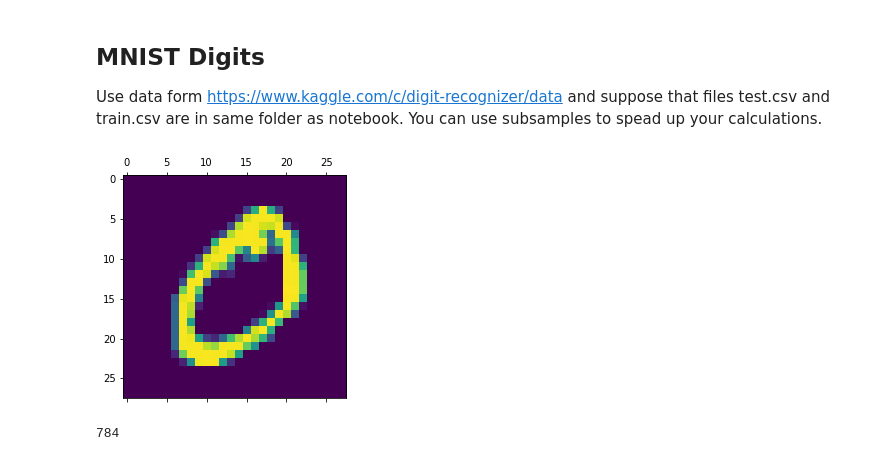
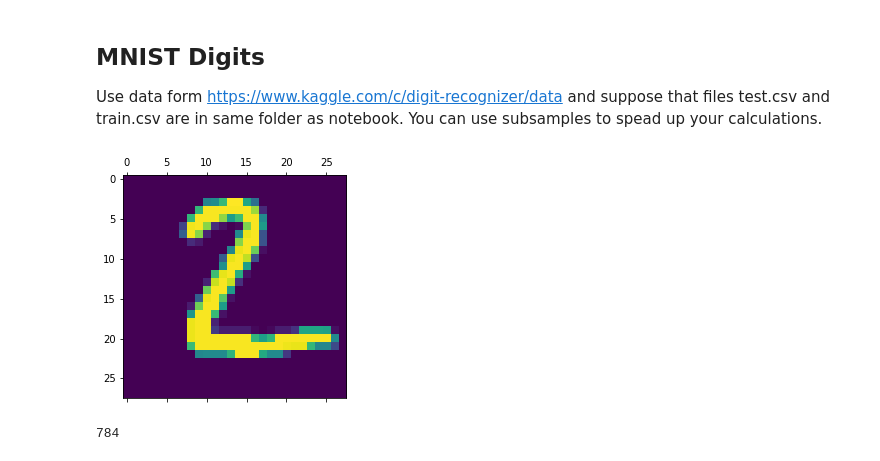
Before and after one commit to markovka17/Introduction-to-Manifold-Learning, a Jupyter notebook: GEOM03.ipynb, the cells around one changed output. Drawn from its saved outputs; the diff is of its cells as text; code cells hidden in the pictures.

```diff
--- a/GEOM03.ipynb
+++ b/GEOM03.ipynb
@@ -13,14 +14,14 @@ import math
 # %%
 # (1 point) load train data, save class labels, plot first point as a digit
-train_data = pd.read_csv('mnist.csv')
+train_data = pd.read_csv('mnist_test.csv')
 train_data.head()
 small_data = train_data.iloc[:3000, 1:]
 color = train_data['5'][:3000]
 
 plt.matshow(small_data.iloc[0].values.reshape(28, -1))
 plt.show()
 # %% [output]
-[figure, old version]
+[figure, new version]
 # %%
 28 * 28
 # %% [output]
```
Also changed, not shown: parts of 5 cells of this notebook.
